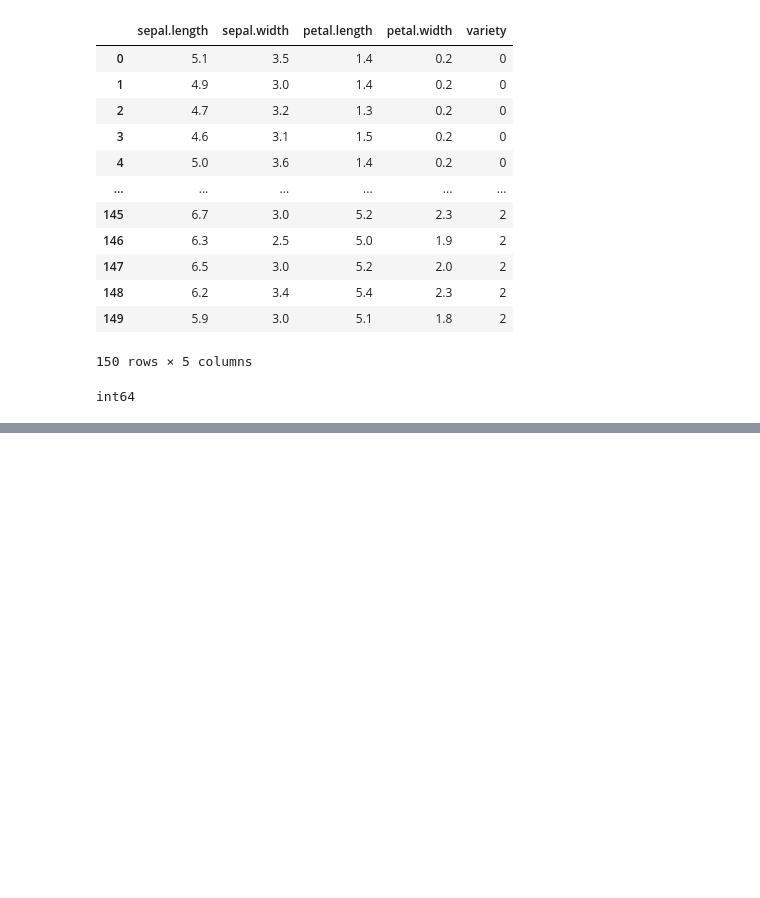
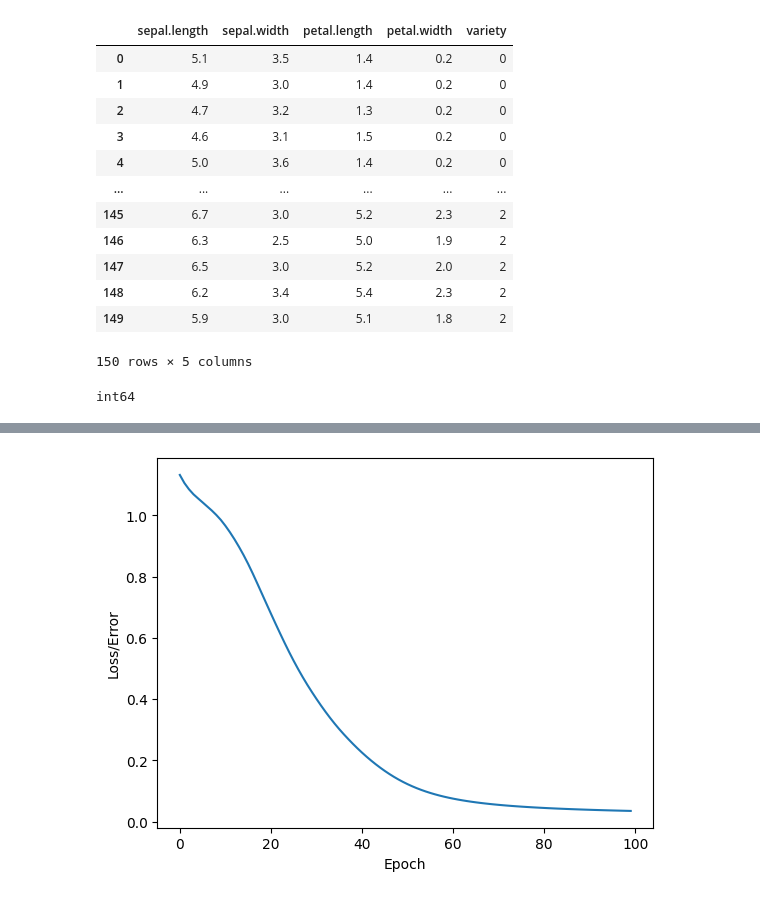
Before and after one commit to Sara-Esm/Iris-Classifier-PyTorch, a Jupyter notebook: machine_learning_iris_dataset.ipynb, the cells around one changed output, grey strips where cells are left out. Cells and saved outputs as stored; diff of their text form; code cells hidden in the pictures; blank space fills up the shorter version.

```diff
--- a/machine_learning_iris_dataset.ipynb
+++ b/machine_learning_iris_dataset.ipynb
@@ -126,3 +135,11 @@ TypeError: linear(): argument 'input' (position 1) must be Tensor, not numpy.nda
+# %%
+# Plot the losses
+plt.plot(range(epochs), losses)
+plt.xlabel('Epoch')
+plt.ylabel('Loss/Error')
+plt.show()
+# %% [output]
+[figure, added]
 # %%
 # Define the model architecture
 model = nn.Sequential(
```
Also changed, not shown: parts of 1 cell of this notebook.
